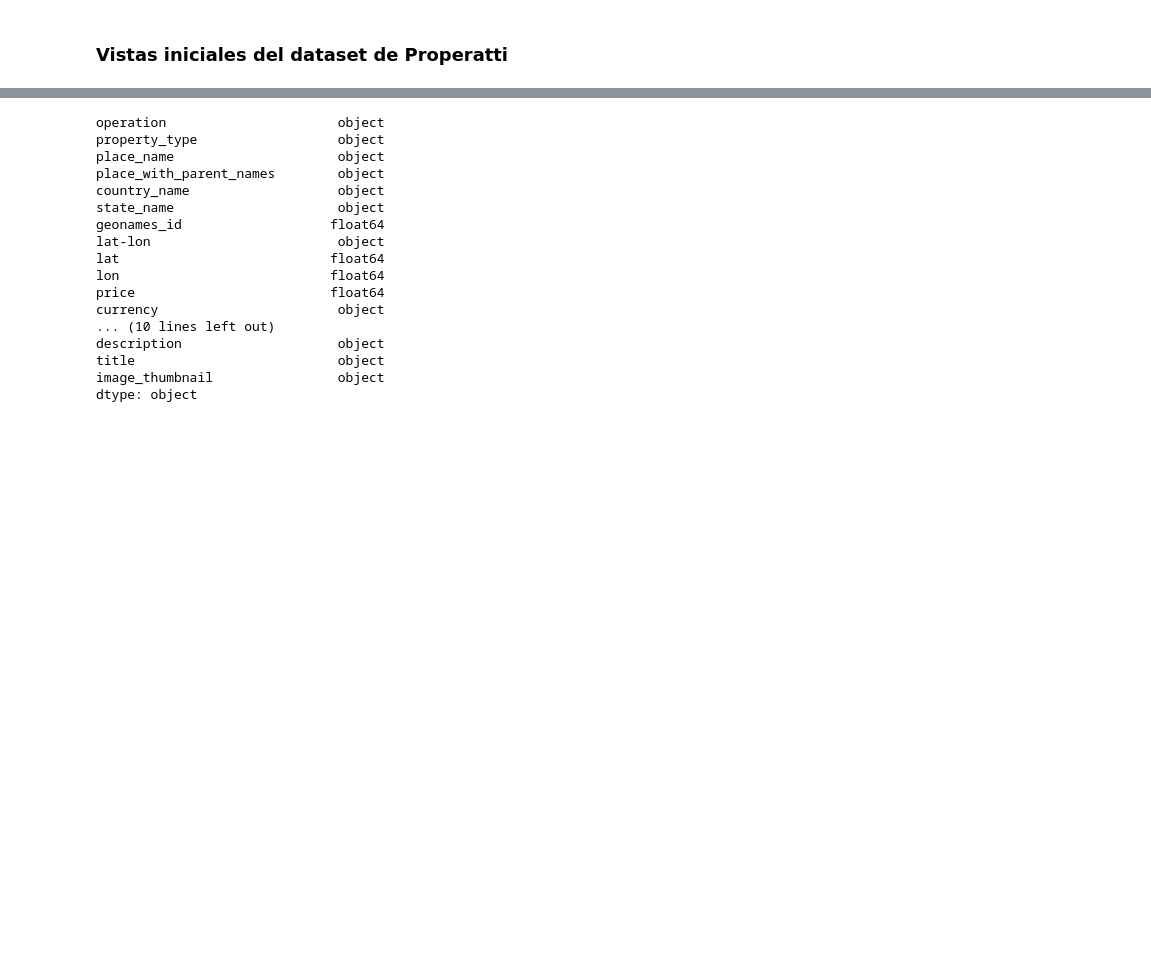
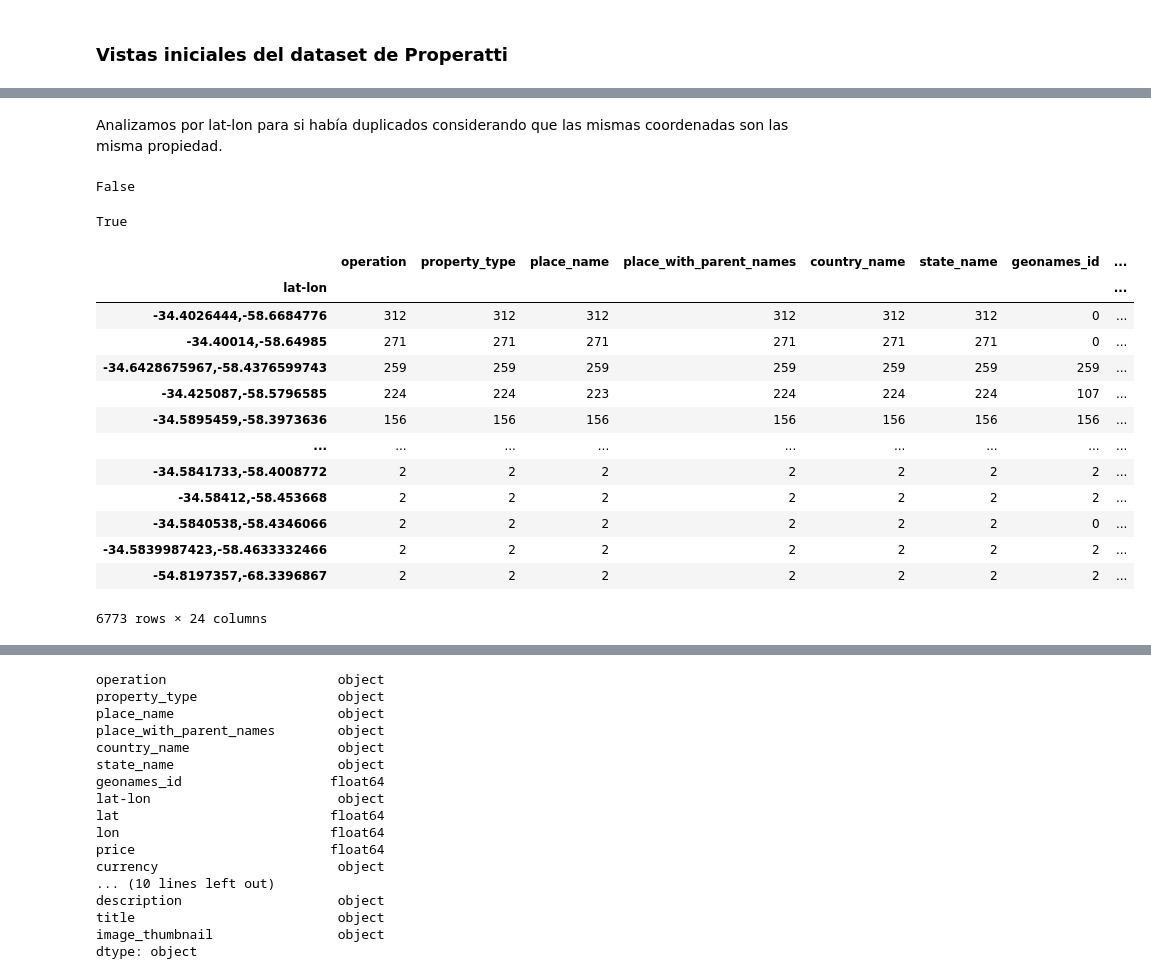
Before and after one commit to LuiosDyet/dh-ds-pi-1, a Jupyter notebook: properatti_data_preparation.ipynb, the cells around one changed output, grey strips where cells are left out. Saved outputs shown, nothing was run; the diff lists cells and outputs as text; code cells hidden in the pictures; blank space fills up the shorter version.

Commit message:
evalua si es posible determinar si una propiedad es duplicada por lat-lon

```diff
--- a/properatti_data_preparation.ipynb
+++ b/properatti_data_preparation.ipynb
@@ -20,0 +26,32 @@ data.sample(5)
+# %% [markdown]
+Analizamos por lat-lon para si había duplicados considerando que las mismas coordenadas son las misma propiedad.
+# %%
+## ver si existe algun dato duplicado
+data.duplicated().any()
+# %% [output]
+False
+# %%
+data['lat-lon'].duplicated().any()
+# %% [output]
+True
+# %%
+## ver datos duplicados
+data_copy = data.copy()
+data_copy.dropna(subset=['lat-lon'], inplace=True)
+data_copy_group = data_copy.groupby('lat-lon').count()
+data_copy_group[data_copy_group['operation'] > 1].sort_values(by='operation', ascending=False)
+# %% [output]
+|  | operation | property_type | place_name | place_with_parent_names | country_name | state_name | geonames_id | ... |
+| lat-lon |  |  |  |  |  |  |  | ... |
+| -34.4026444,-58.6684776 | 312 | 312 | 312 | 312 | 312 | 312 | 0 | ... |
+| -34.40014,-58.64985 | 271 | 271 | 271 | 271 | 271 | 271 | 0 | ... |
+| -34.6428675967,-58.4376599743 | 259 | 259 | 259 | 259 | 259 | 259 | 259 | ... |
+| -34.425087,-58.5796585 | 224 | 224 | 223 | 224 | 224 | 224 | 107 | ... |
+| -34.5895459,-58.3973636 | 156 | 156 | 156 | 156 | 156 | 156 | 156 | ... |
+| ... | ... | ... | ... | ... | ... | ... | ... | ... |
+| -34.5841733,-58.4008772 | 2 | 2 | 2 | 2 | 2 | 2 | 2 | ... |
+| -34.58412,-58.453668 | 2 | 2 | 2 | 2 | 2 | 2 | 2 | ... |
+| -34.5840538,-58.4346066 | 2 | 2 | 2 | 2 | 2 | 2 | 0 | ... |
+| -34.5839987423,-58.4633332466 | 2 | 2 | 2 | 2 | 2 | 2 | 2 | ... |
+| -54.8197357,-68.3396867 | 2 | 2 | 2 | 2 | 2 | 2 | 2 | ... |
+6773 rows × 24 columns
```
Also changed, not shown: parts of 3 cells of this notebook, 3 other files.
